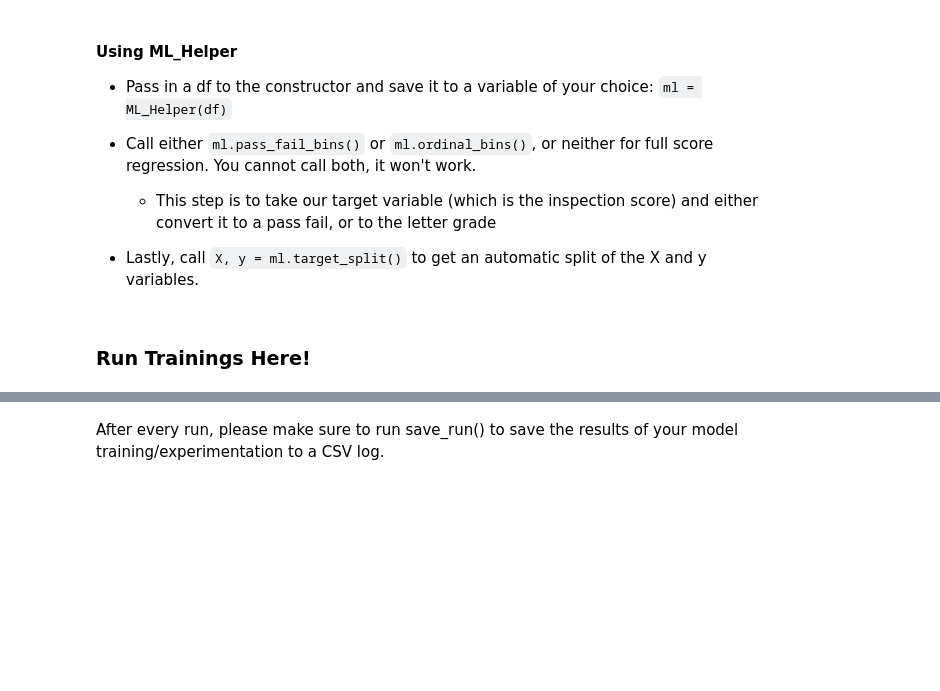
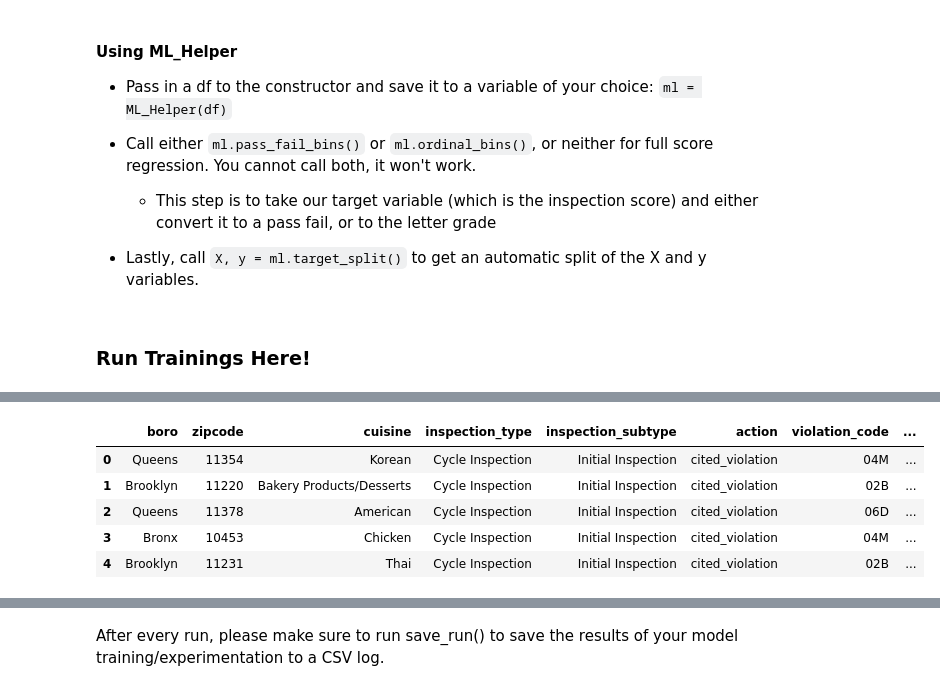
Before and after one commit to Neelka96/CurryExpansion, a Jupyter notebook: ML_Training_In_Class/Manny/ml_training.ipynb, the cells around one changed output, grey strips where cells are left out. Cells and saved outputs as stored; diff of their text form; code cells hidden in the pictures; blank space fills up the shorter version.

```diff
--- a/ML_Training_In_Class/Manny/ml_training.ipynb
+++ b/ML_Training_In_Class/Manny/ml_training.ipynb
@@ -232,3 +434,12 @@ Name: count, dtype: int64
+# %%
+X.head()
+# %% [output]
+|  | boro | zipcode | cuisine | inspection_type | inspection_subtype | action | violation_code | ... |
+| 0 | Queens | 11354 | Korean | Cycle Inspection | Initial Inspection | cited_violation | 04M | ... |
+| 1 | Brooklyn | 11220 | Bakery Products/Desserts | Cycle Inspection | Initial Inspection | cited_violation | 02B | ... |
+| 2 | Queens | 11378 | American | Cycle Inspection | Initial Inspection | cited_violation | 06D | ... |
+| 3 | Bronx | 10453 | Chicken | Cycle Inspection | Initial Inspection | cited_violation | 04M | ... |
+| 4 | Brooklyn | 11231 | Thai | Cycle Inspection | Initial Inspection | cited_violation | 02B | ... |
 # %%
 # Encoding categorical variables for processing.
 # We combine X and Y temporarily to for clean transformation.
```
Also changed, not shown: parts of 47 cells of this notebook.
